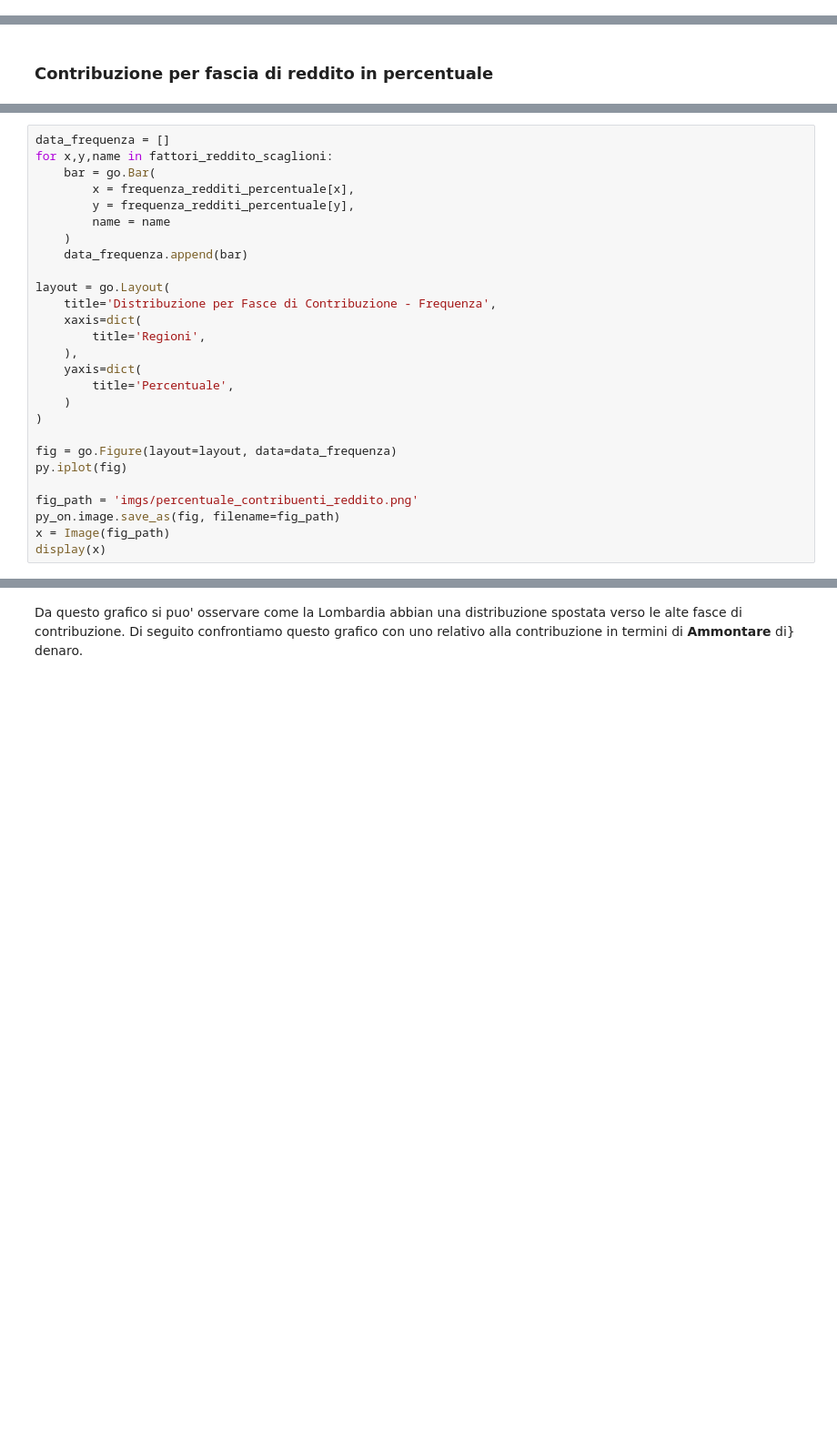
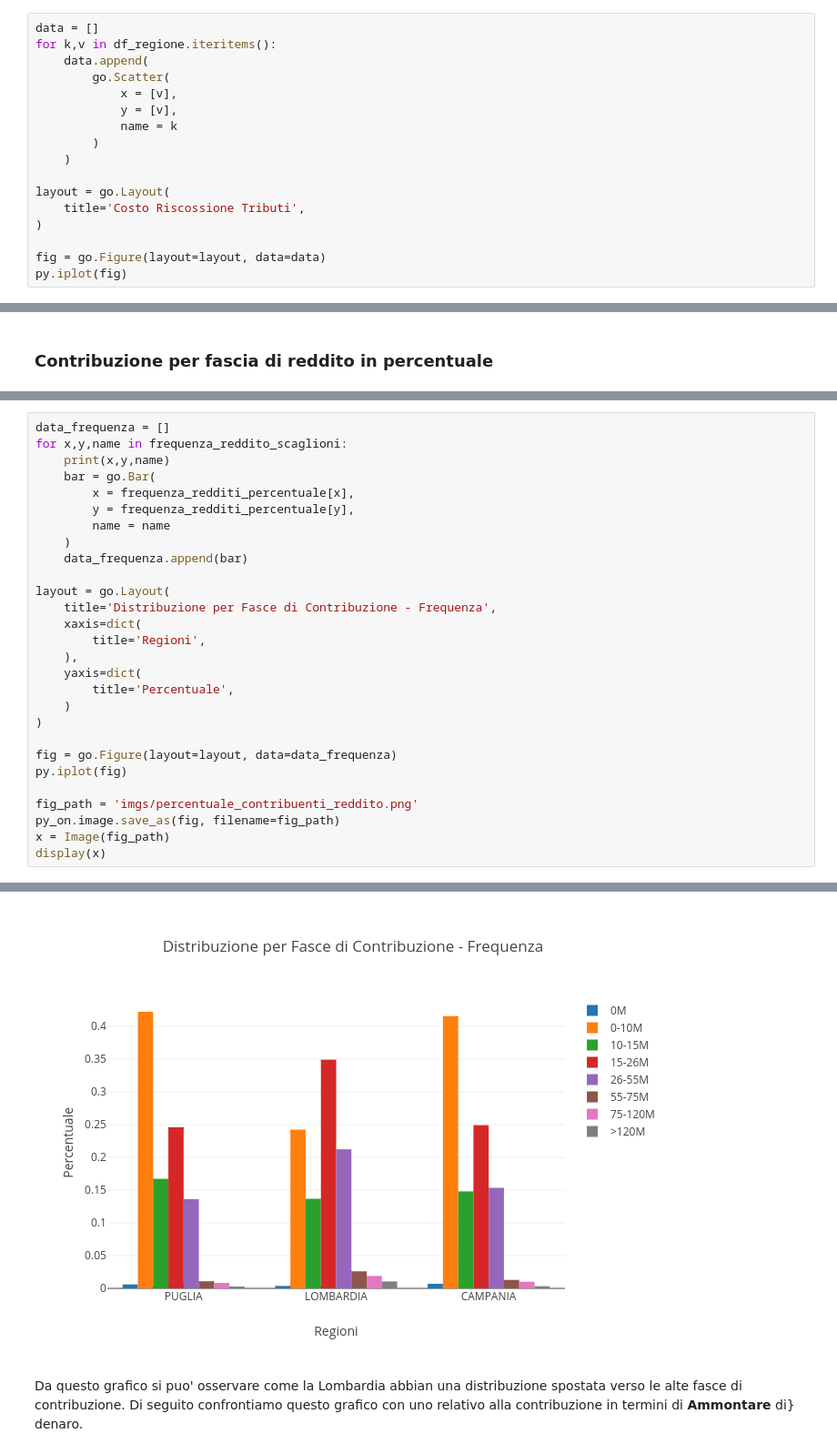
Before and after one commit to teamdigitale/daf-data-science, a Jupyter notebook: opencivitas/analisi riscossione tributi.ipynb, the cells around one changed output, grey strips where cells are left out. Shown: that part at 91% size. Cells and saved outputs as stored; diff of their text form; blank space fills up the shorter version.

```diff
--- a/opencivitas/analisi riscossione tributi.ipynb
+++ b/opencivitas/analisi riscossione tributi.ipynb
@@ -116,0 +140,17 @@ display(x,y)
+# %%
+data = []
+for k,v in df_regione.iteritems():
+    data.append(
+        go.Scatter(
+            x = [v],
+            y = [v],
+            name = k
+        )
+    )
+
+layout = go.Layout(
+    title='Costo Riscossione Tributi',
+)
+
+fig = go.Figure(layout=layout, data=data)
+py.iplot(fig)
@@ -209,6 +278,7 @@ frequenza_redditi_percentuale
 # %%
 data_frequenza = []
-for x,y,name in fattori_reddito_scaglioni:
+for x,y,name in frequenza_reddito_scaglioni:
+    print(x,y,name)
     bar = go.Bar(
         x = frequenza_redditi_percentuale[x],
         y = frequenza_redditi_percentuale[y],
@@ -233,3 +303,4 @@ fig_path = 'imgs/percentuale_contribuenti_reddito.png'
 py_on.image.save_as(fig, filename=fig_path)
 x = Image(fig_path)
 display(x)
+# %% [output]
@@ -236,3 +316,4 @@ display(x)
+[figure, added]
 # %% [markdown]
 Da questo grafico si puo' osservare come la Lombardia abbian una distribuzione spostata verso le alte fasce di contribuzione. Di seguito confrontiamo questo grafico con uno relativo alla contribuzione in termini di **Ammontare** di} denaro.
 # %%
```
Also changed, not shown: parts of 18 cells of this notebook.
